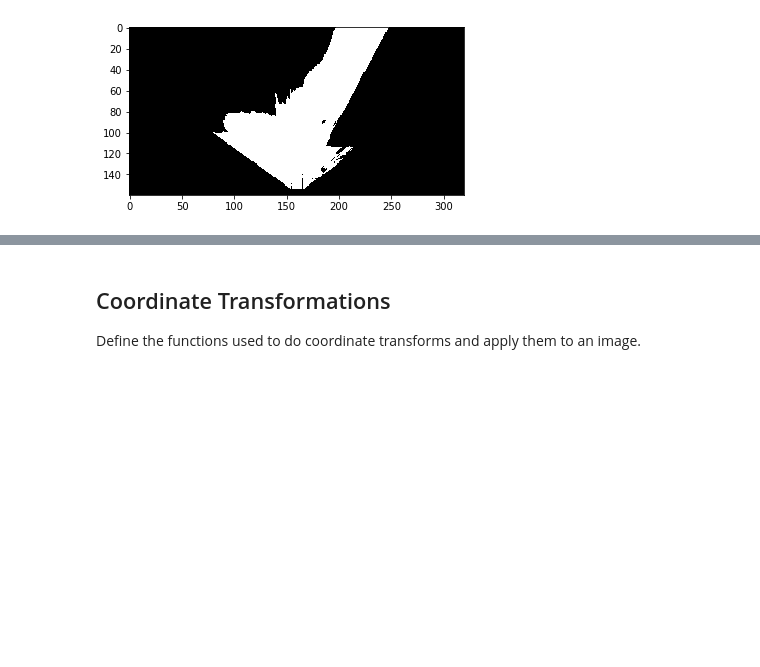
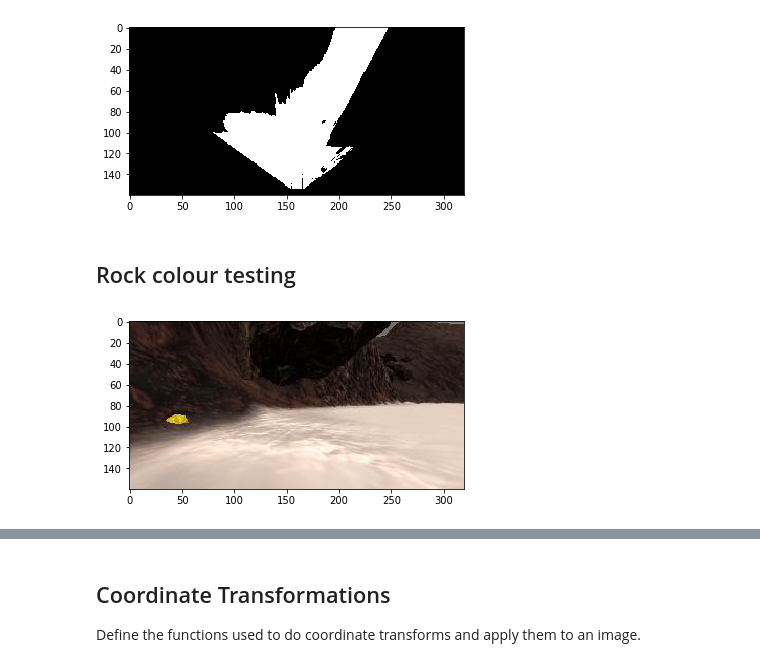
Before and after one commit to VIcuko/RoboND-Rover-Project, a Jupyter notebook: code/Rover_Project_Test_Notebook.ipynb, the cells around one changed output, grey strips where cells are left out. Drawn from its saved outputs; the diff is of its cells as text; code cells hidden in the pictures; blank space fills up the shorter version.

```diff
--- a/code/Rover_Project_Test_Notebook.ipynb
+++ b/code/Rover_Project_Test_Notebook.ipynb
@@ -137,3 +172,14 @@ plt.imshow(threshed, cmap='gray')
 # %% [output]
 <matplotlib.image.AxesImage at 0x...>
 [figure]
+# %% [markdown]
+## Rock colour testing
+# %%
+#Here we test the method for the corresponding colour filtering to identify the position of the rocks in the map
+
+# Read in the same sample image:
+rock_image = mpimg.imread('../rock-test.jpg')
+plt.imshow(image)
+plt.show()
+# %% [output]
+[figure, added]
```
Also changed, not shown: parts of 7 cells of this notebook, 26 other files.
